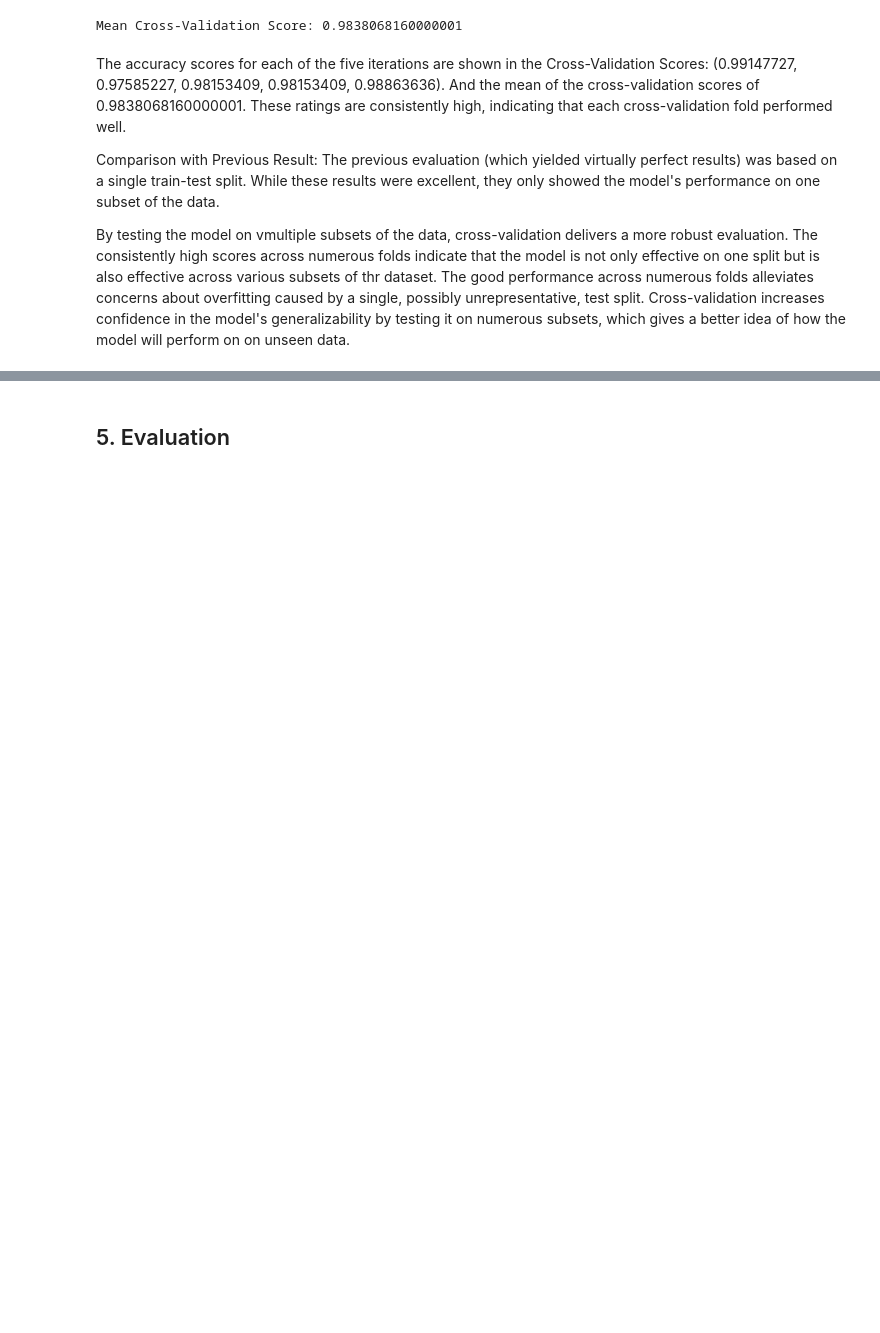
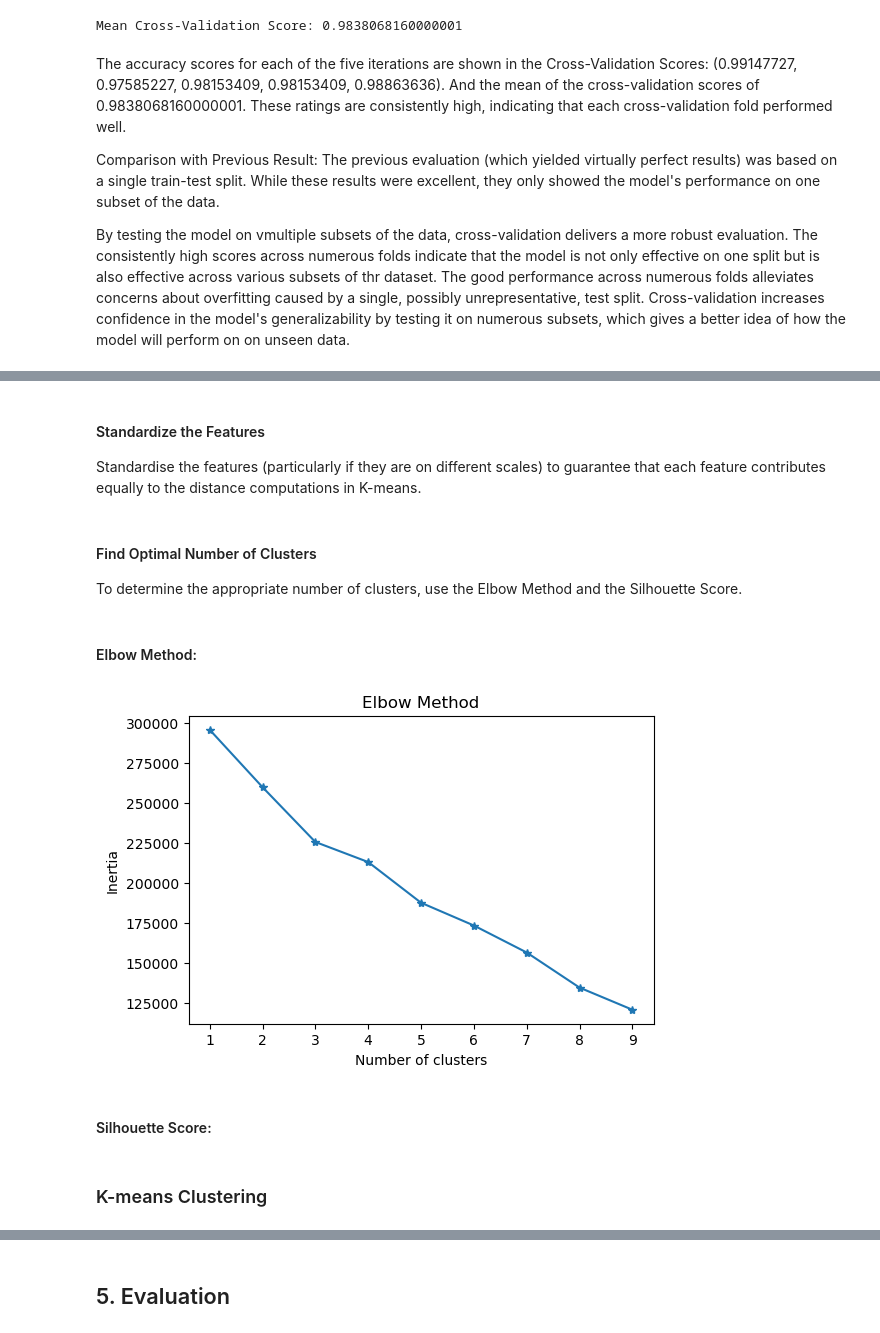
Before and after one commit to rosilenedasilva/public-transport-sentiment-analysis-insights, a Jupyter notebook: MSC_DA_CA2_sentiment_analysis.ipynb, the cells around one changed output, grey strips where cells are left out. Cells and saved outputs as stored; diff of their text form; code cells hidden in the pictures; blank space fills up the shorter version.

```diff
--- a/MSC_DA_CA2_sentiment_analysis.ipynb
+++ b/MSC_DA_CA2_sentiment_analysis.ipynb
@@ -1040,0 +1043,3 @@ plt.show()
+# %% [markdown]
+#### Standardize the Features
+Standardise the features (particularly if they are on different scales) to guarantee that each feature contributes equally to the distance computations in K-means.
@@ -1040,0 +1053,26 @@ plt.show()
+# %% [markdown]
+#### Find Optimal Number of Clusters
+To determine the appropriate number of clusters, use the Elbow Method and the Silhouette Score.
+# %% [markdown]
+#### Elbow Method:
+# %%
+from sklearn.cluster import KMeans
+import matplotlib.pyplot as plt
+
+inertia = []
+K = range(1, 10)
+for k in K:
+    kmeanModel = KMeans(n_clusters=k)
+    kmeanModel.fit(scaled_features)
+    inertia.append(kmeanModel.inertia_)
+
+plt.figure(figsize=(6, 4))
+plt.plot(K, inertia, '*-')
+plt.xlabel('Number of clusters')
+plt.ylabel('Inertia')
+plt.title('Elbow Method')
+plt.show()
+# %% [output]
+[figure, added]
+# %% [markdown]
+#### Silhouette Score:
@@ -1040,0 +1099,2 @@ plt.show()
+# %% [markdown]
+### K-means Clustering
```
Also changed, not shown: parts of 73 cells of this notebook.
